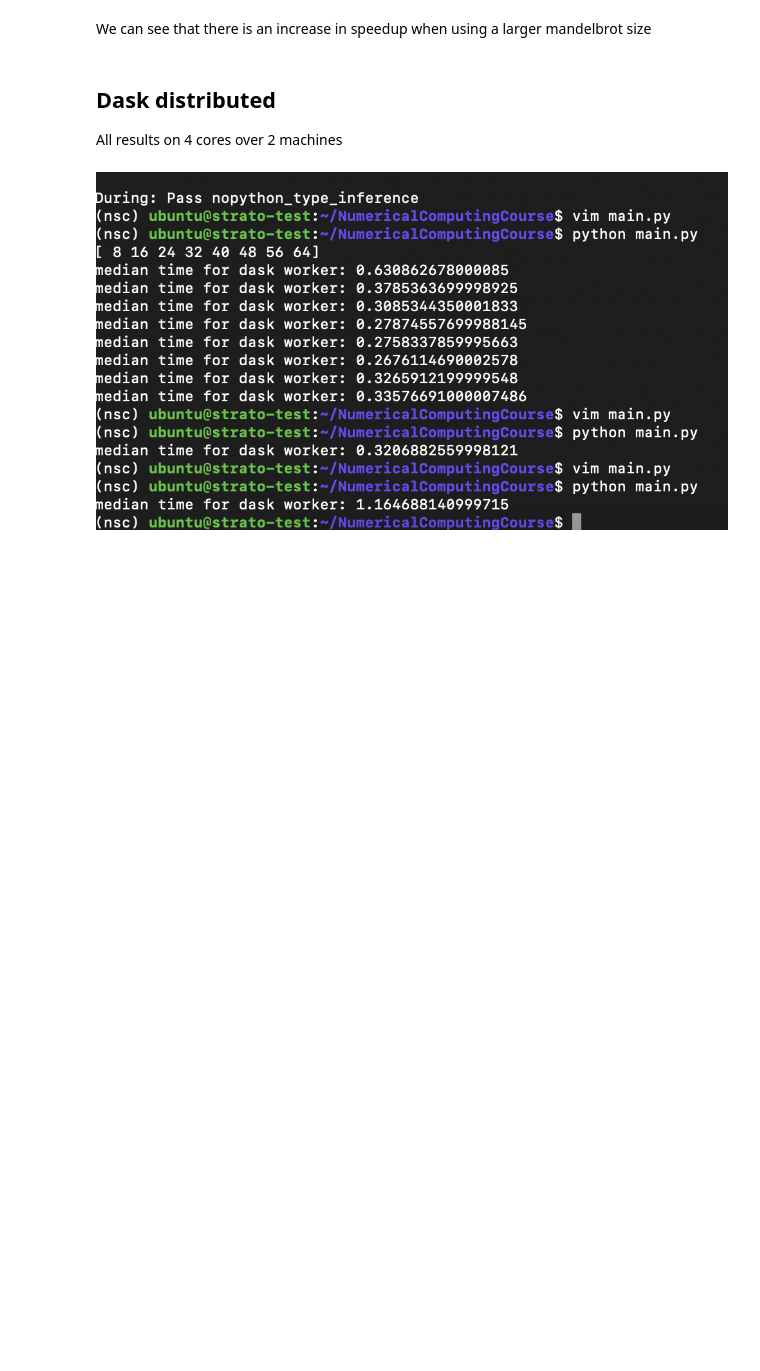
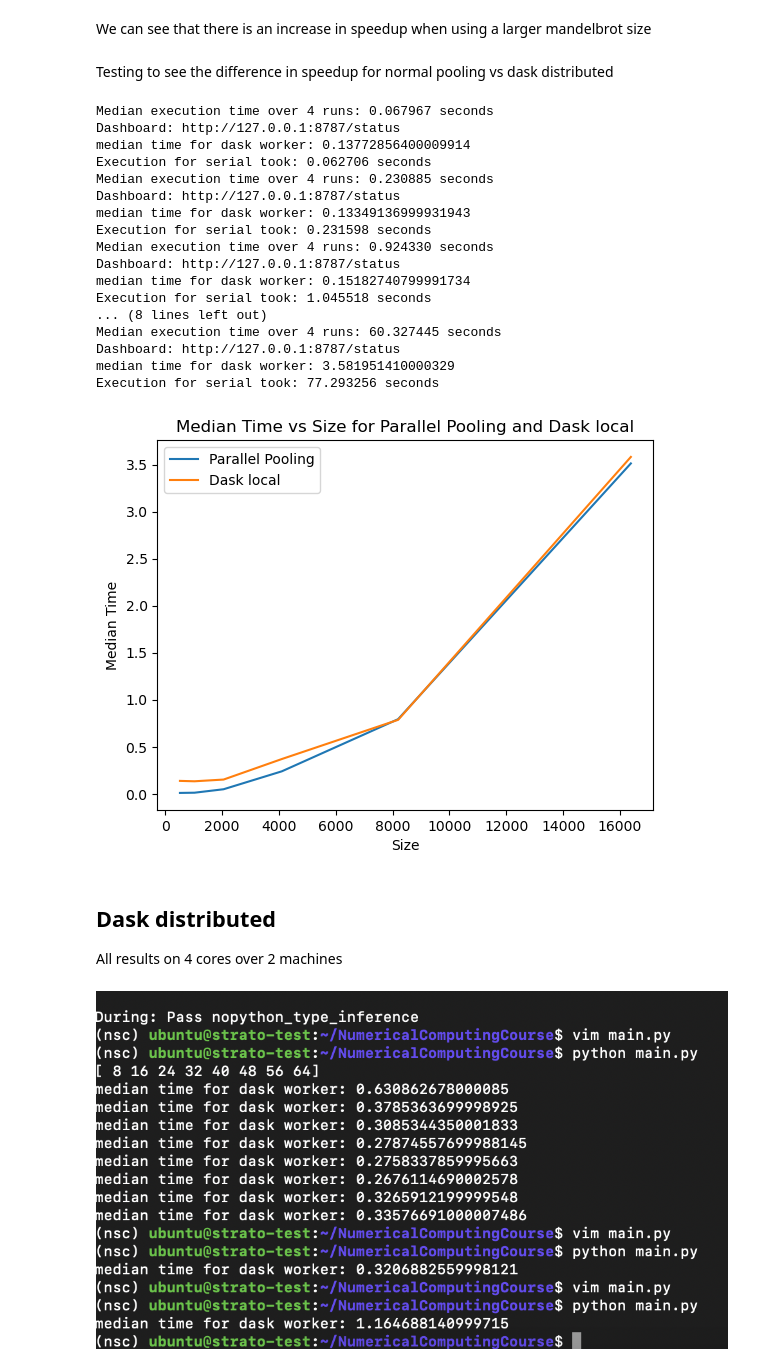
Before and after one commit to Astatham98/NumericalComputingCourse, a Jupyter notebook: performance_notebook_MP2.ipynb, the cells around one changed output. Cells and saved outputs as stored; diff of their text form; code cells hidden in the pictures; blank space fills up the shorter version.

Commit message:
Added extra testing to performance notebook

```diff
--- a/performance_notebook_MP2.ipynb
+++ b/performance_notebook_MP2.ipynb
@@ -289,5 +303,43 @@ df
 # %% [markdown]
 We can see that there is an increase in speedup when using a larger mandelbrot size
+# %% [markdown]
+Testing to see the difference in speedup for normal pooling vs dask distributed
+# %%
+from main import w6_main, w5_main
+import matplotlib.pyplot as plt
+medians_w5 = []
+medians_w6 = []
+for size in [512, 1024, 2048, 4096, 8192, 16384]:
+    median_parallel_w5, _, _, _ = w5_main(100, (-2.0, 1.0), (-1.5, 1.5), size, n_runs=3)
+    median_parallel, _, _, _ = w6_main(100, (-2.0, 1.0), (-1.5, 1.5), size, n_runs=3)
+    medians_w5.append(median_parallel_w5)
+    medians_w6.append(median_parallel)
+plt.plot([512, 1024, 2048, 4096, 8192, 16384], medians_w5, label='Parallel Pooling')
+plt.plot([512, 1024, 2048, 4096, 8192, 16384], medians_w6, label='Dask local')
+plt.xlabel('Size')
+plt.ylabel('Median Time')
+plt.title('Median Time vs Size for Parallel Pooling and Dask local')
+plt.legend()
+plt.show()
+# %% [output]
+Median execution time over 4 runs: 0.067967 seconds
+Dashboard: http://127.0.0.1:8787/status
+median time for dask worker: 0.13772856400009914
+Execution for serial took: 0.062706 seconds
+Median execution time over 4 runs: 0.230885 seconds
+Dashboard: http://127.0.0.1:8787/status
+median time for dask worker: 0.13349136999931943
+Execution for serial took: 0.231598 seconds
+Median execution time over 4 runs: 0.924330 seconds
+Dashboard: http://127.0.0.1:8787/status
+median time for dask worker: 0.15182740799991734
+Execution for serial took: 1.045518 seconds
+... (8 lines left out)
+Median execution time over 4 runs: 60.327445 seconds
+Dashboard: http://127.0.0.1:8787/status
+median time for dask worker: 3.581951410000329
+Execution for serial took: 77.293256 seconds
+[figure, added]
 # %% [markdown]
 ## Dask distributed
 All results on 4 cores over 2 machines
```
Also changed, not shown: parts of 19 cells of this notebook, 1 other file.
